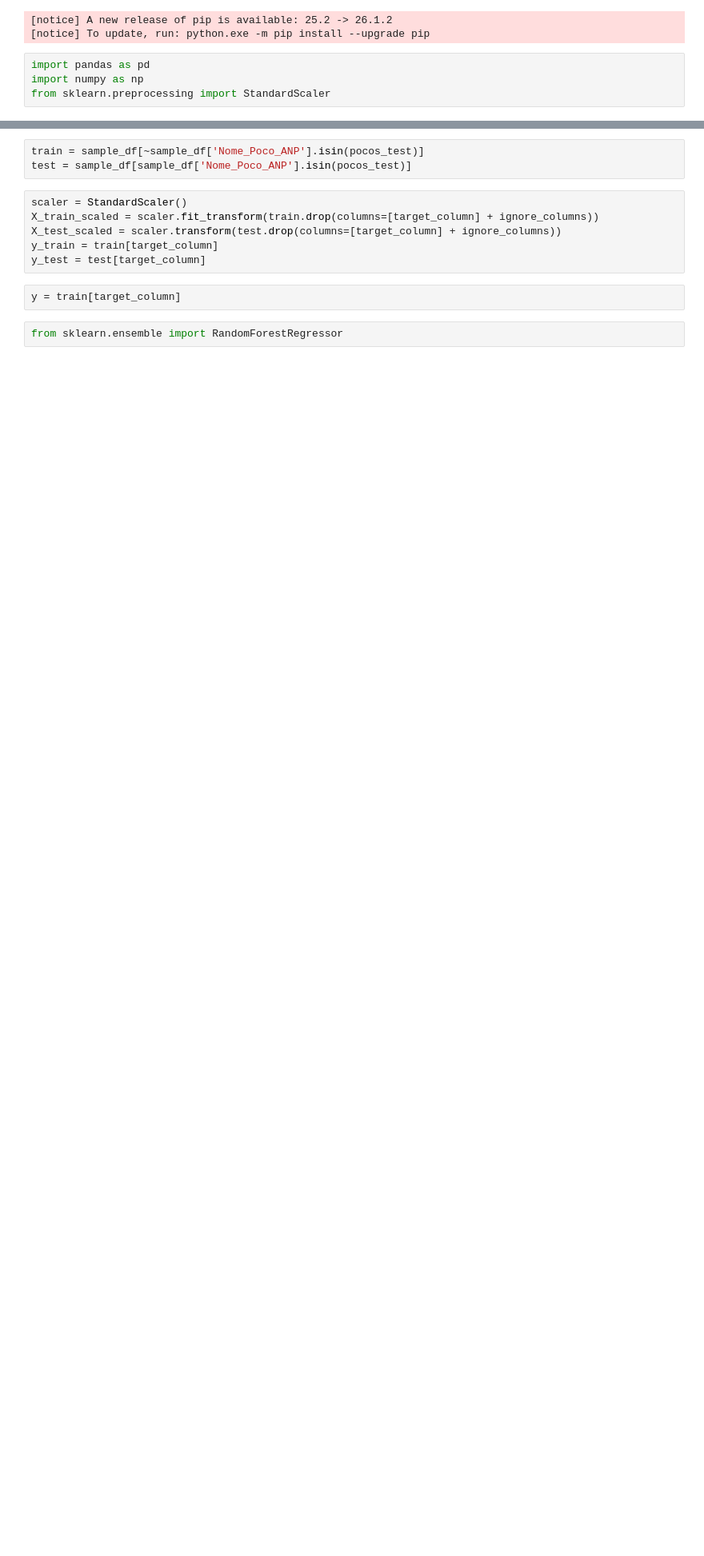
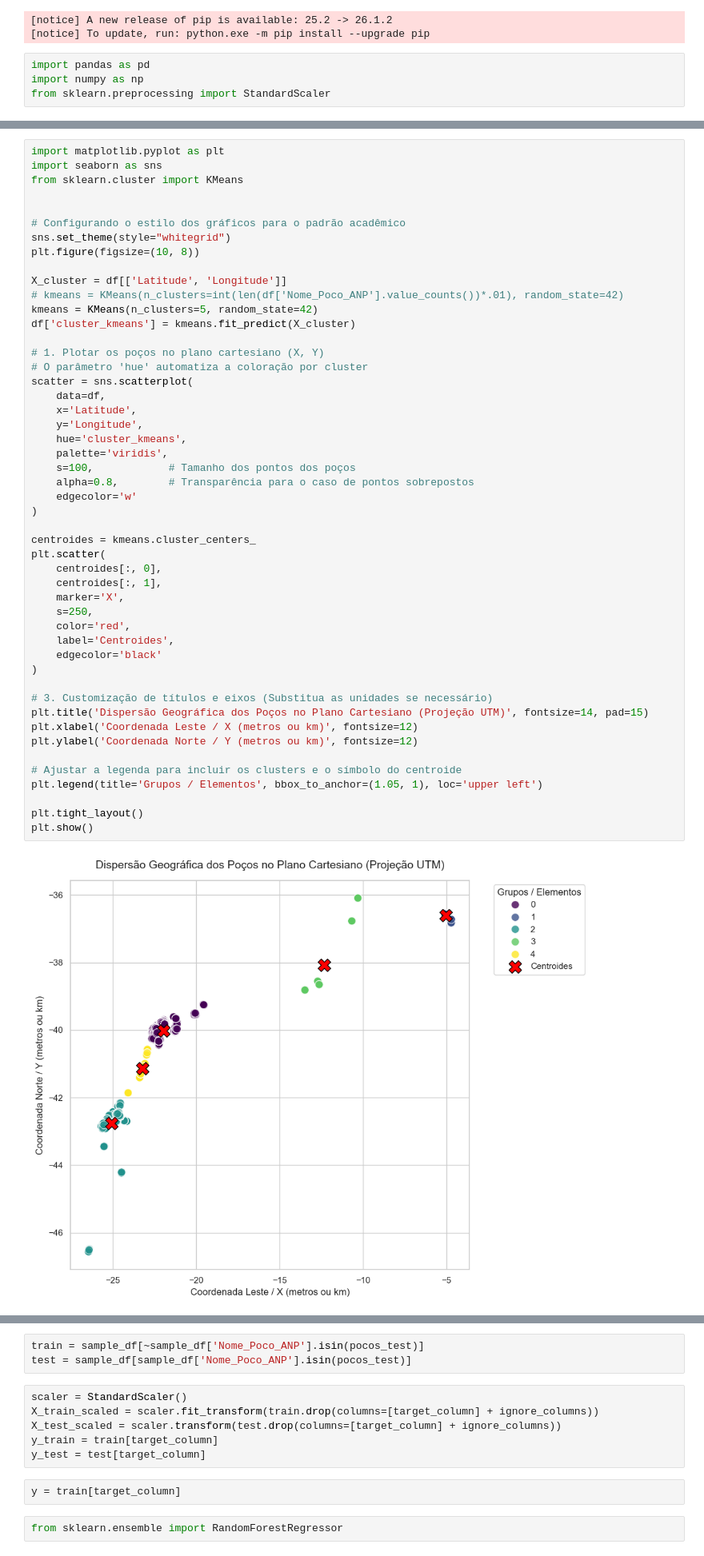
Before and after one commit to icarusrodrigues/MMQ_MSC_Icaro, a Jupyter notebook: models_test.ipynb, the cells around one changed output, grey strips where cells are left out. Shown at 80% size. Cells and saved outputs as stored; diff of their text form; blank space fills up the shorter version.

```diff
--- a/models_test.ipynb
+++ b/models_test.ipynb
@@ -67,0 +64,51 @@ df
+# %%
+import matplotlib.pyplot as plt
+import seaborn as sns
+from sklearn.cluster import KMeans
+
+
+# Configurando o estilo dos gráficos para o padrão acadêmico
+sns.set_theme(style="whitegrid")
+plt.figure(figsize=(10, 8))
+
+X_cluster = df[['Latitude', 'Longitude']]
+# kmeans = KMeans(n_clusters=int(len(df['Nome_Poco_ANP'].value_counts())*.01), random_state=42)
+kmeans = KMeans(n_clusters=5, random_state=42)
+df['cluster_kmeans'] = kmeans.fit_predict(X_cluster)
+
+# 1. Plotar os poços no plano cartesiano (X, Y)
+# O parâmetro 'hue' automatiza a coloração por cluster
+scatter = sns.scatterplot(
+    data=df,
+    x='Latitude',
+    y='Longitude',
+    hue='cluster_kmeans',
+    palette='viridis',
+    s=100,            # Tamanho dos pontos dos poços
+    alpha=0.8,        # Transparência para o caso de pontos sobrepostos
+    edgecolor='w'
+)
+
+centroides = kmeans.cluster_centers_
+plt.scatter(
+    centroides[:, 0],
+    centroides[:, 1],
+    marker='X',
+    s=250,
+    color='red',
+    label='Centroides',
+    edgecolor='black'
+)
+
+# 3. Customização de títulos e eixos (Substitua as unidades se necessário)
+plt.title('Dispersão Geográfica dos Poços no Plano Cartesiano (Projeção UTM)', fontsize=14, pad=15)
+plt.xlabel('Coordenada Leste / X (metros ou km)', fontsize=12)
+plt.ylabel('Coordenada Norte / Y (metros ou km)', fontsize=12)
+
+# Ajustar a legenda para incluir os clusters e o símbolo do centroide
+plt.legend(title='Grupos / Elementos', bbox_to_anchor=(1.05, 1), loc='upper left')
+
+plt.tight_layout()
+plt.show()
+# %% [output]
+[figure, added]
```
Also changed, not shown: parts of 15 cells of this notebook, 3 other files.
